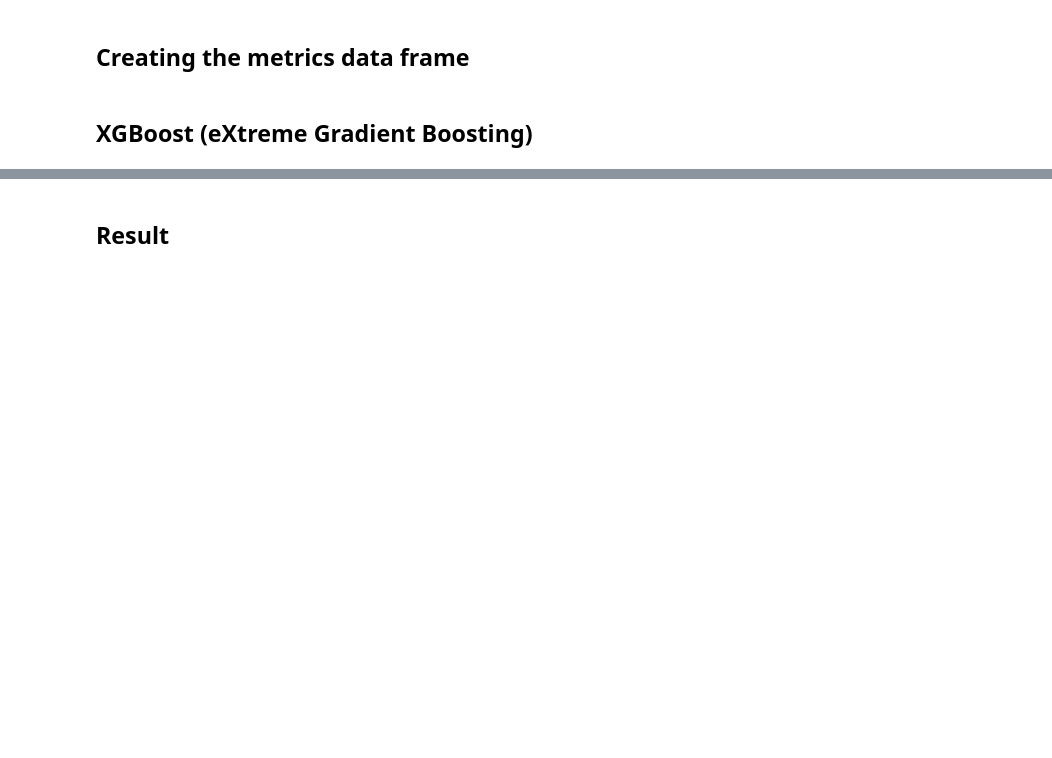
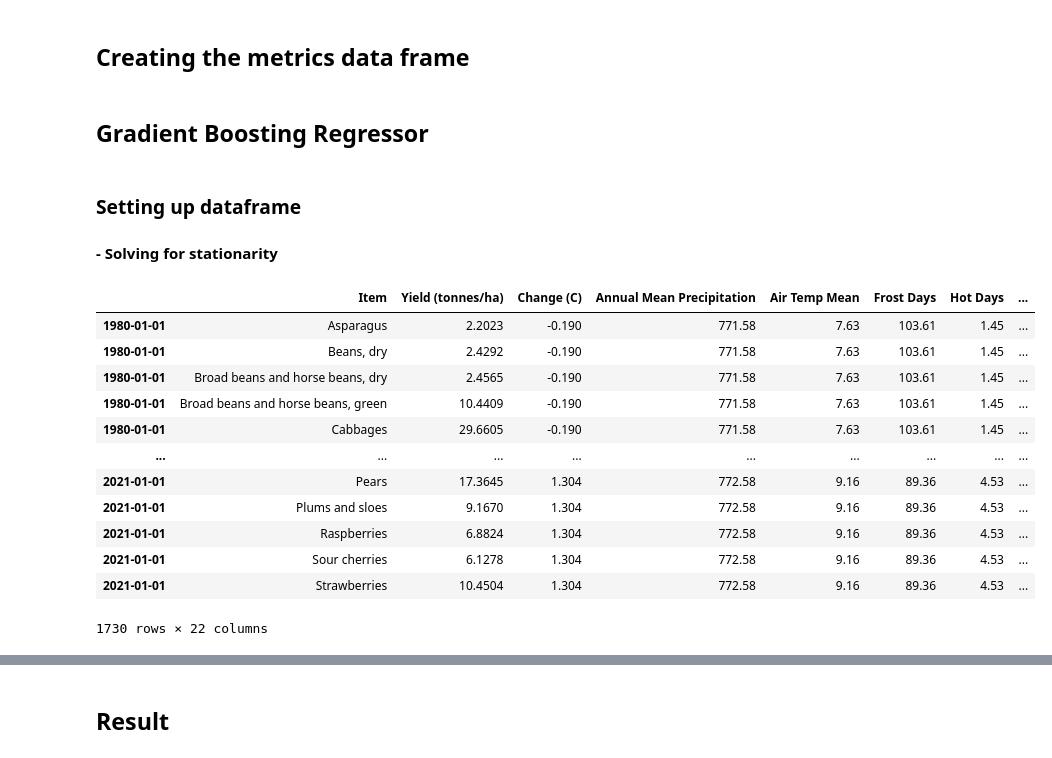
Before and after one commit to jo-atanacio/Thesis, a Jupyter notebook: Models/xgboost.ipynb, the cells around one changed output, grey strips where cells are left out. Saved outputs shown, nothing was run; the diff lists cells and outputs as text; code cells hidden in the pictures; blank space fills up the shorter version.

```diff
--- a/Models/xgboost.ipynb
+++ b/Models/xgboost.ipynb
@@ -1,16 +1,17 @@
 # %%
 import numpy as np
 import pandas as pd
-import matplotlib.pyplot as plt
-import seaborn as sns
 
 from sklearn import metrics
-from sklearn.preprocessing import StandardScaler, MinMaxScaler
+from sklearn.preprocessing import MinMaxScaler
 from sklearn.model_selection import train_test_split
-import xgboost as xgb
+from sklearn.ensemble import GradientBoostingRegressor
 from sklearn.metrics import r2_score
+from statsmodels.tsa.stattools import adfuller
+from sklearn.impute import KNNImputer
 
 import warnings
 warnings.simplefilter('ignore')
+pd.set_option('display.max_columns', None)
 # %%
 df = pd.read_csv("../working_data/dataset.csv", index_col=0)
@@ -38,3 +42,3 @@ error_df = pd.DataFrame(columns = quality_metrics, index = crop_names)
 #display(error_df)
 # %% [markdown]
-## XGBoost (eXtreme Gradient Boosting)
+## Gradient Boosting Regressor
@@ -67,0 +45,39 @@ for crop in crop_names:
+# %% [markdown]
+### Setting up dataframe
+
+#### - Solving for stationarity
+# %%
+imputer = KNNImputer(n_neighbors=4)
+adf_df = pd.DataFrame(columns=df.columns)
+
+for cate in categories:
+    # Selects category
+    crop_df = df[df["Category"] == cate]
+    num_cols = crop_df.select_dtypes(include=[np.number])
+    # Selects column for ADF Test
+    for col in num_cols:
+        if crop_df[col].count() < 5:
+            continue
+        adf_result = adfuller(crop_df[col])
+        while adf_result[1] > 0.05:
+            crop_df[col] = crop_df[col].diff()
+            crop_df[num_cols.columns] = imputer.fit_transform(crop_df[num_cols.columns])
+            adf_result = adfuller(crop_df[col])
+
+    adf_df = pd.concat([adf_df, crop_df])
+
+adf_df
+# %% [output]
+|  | Item | Yield (tonnes/ha) | Change (C) | Annual Mean Precipitation | Air Temp Mean | Frost Days | Hot Days | ... |
+| 1980-01-01 | Asparagus | 2.2023 | -0.190 | 771.58 | 7.63 | 103.61 | 1.45 | ... |
+| 1980-01-01 | Beans, dry | 2.4292 | -0.190 | 771.58 | 7.63 | 103.61 | 1.45 | ... |
+| 1980-01-01 | Broad beans and horse beans, dry | 2.4565 | -0.190 | 771.58 | 7.63 | 103.61 | 1.45 | ... |
+| 1980-01-01 | Broad beans and horse beans, green | 10.4409 | -0.190 | 771.58 | 7.63 | 103.61 | 1.45 | ... |
+| 1980-01-01 | Cabbages | 29.6605 | -0.190 | 771.58 | 7.63 | 103.61 | 1.45 | ... |
+| ... | ... | ... | ... | ... | ... | ... | ... | ... |
+| 2021-01-01 | Pears | 17.3645 | 1.304 | 772.58 | 9.16 | 89.36 | 4.53 | ... |
+| 2021-01-01 | Plums and sloes | 9.1670 | 1.304 | 772.58 | 9.16 | 89.36 | 4.53 | ... |
+| 2021-01-01 | Raspberries | 6.8824 | 1.304 | 772.58 | 9.16 | 89.36 | 4.53 | ... |
+| 2021-01-01 | Sour cherries | 6.1278 | 1.304 | 772.58 | 9.16 | 89.36 | 4.53 | ... |
+| 2021-01-01 | Strawberries | 10.4504 | 1.304 | 772.58 | 9.16 | 89.36 | 4.53 | ... |
+1730 rows × 22 columns
```
Also changed, not shown: parts of 11 cells of this notebook, 1 other file.
